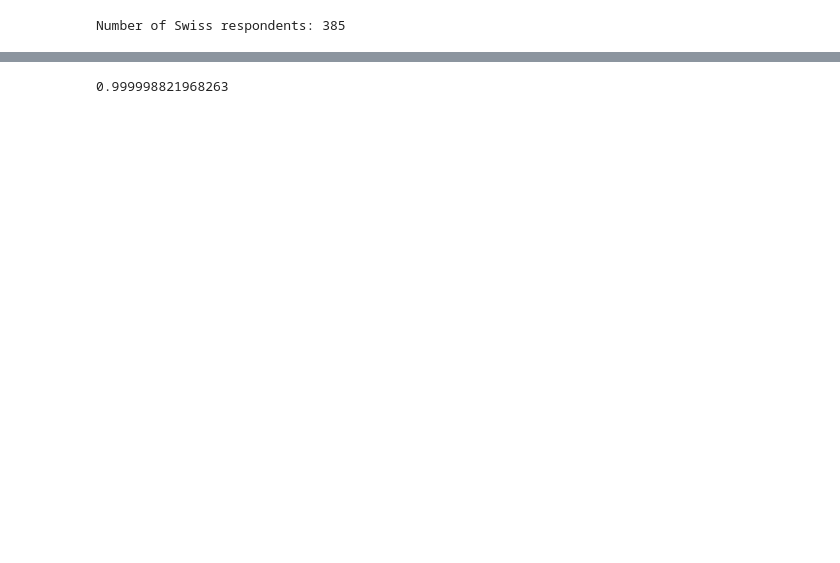
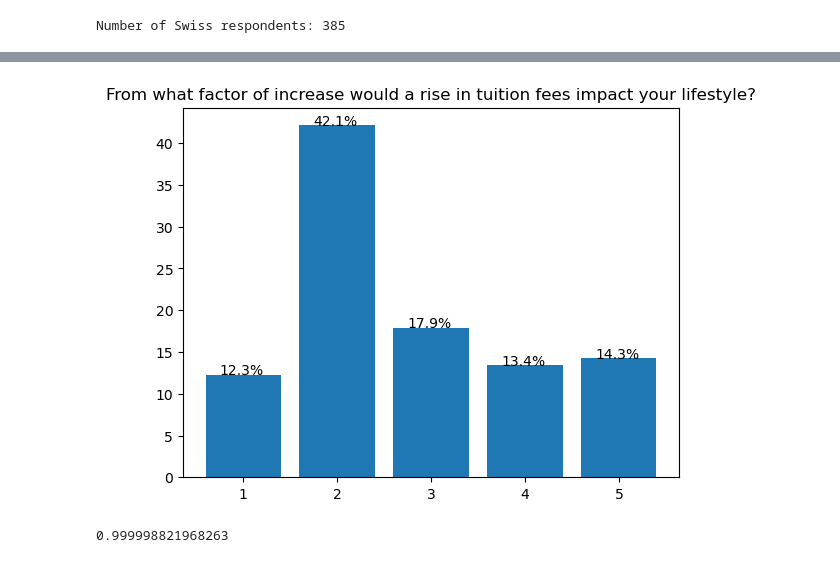
Before and after one commit to Dicedead/atePollAnalysis, a Jupyter notebook: src/ate_analysis.ipynb, the cells around one changed output, grey strips where cells are left out. Saved outputs shown, nothing was run; the diff lists cells and outputs as text; code cells hidden in the pictures; blank space fills up the shorter version.

Commit message:
factor of increase histogram for completeness

```diff
--- a/src/ate_analysis.ipynb
+++ b/src/ate_analysis.ipynb
@@ -40,6 +40,7 @@ work_str = "Conséquences - Si les taxes d’études devaient augmenter, devrais
 nationality_str = "Question sur la nationalité // Question about nationality"
 diploma_str = "Question sur le diplôme d'études secondaires suisse // Question about the high school diploma"
 coming_str = "Niveau d’augmentation - Serais-tu venu·e à l'EPFL si les taxes d'étude étaient 3 fois plus grandes ? // Would you have come to EPFL if tuition fees were 3 times bigger? "
+factor_str = "Niveau d’augmentation - A partir de quel facteur d’augmentation est-ce qu’une augmentation des taxes d’études aurait un impact sur ton mode de vie ? // From what factor of increase would a rise in tuition fees impact your lifestyle? "
 # %%
 df[opinion_str] = df[opinion_str] - 1
 df[coming_str] = df[coming_str] - 1
@@ -127,3 +128,7 @@ histogram(df[non_swiss][coming_str], title="Serais-tu venu·e à l'EPFL si les t
+# %%
+histogram(df[factor_str], title="From what factor of increase would a rise in tuition fees impact your lifestyle?")
+# %% [output]
+[figure, added]
 # %%
 # Sanity check: opinion is stationary with time (checks against potential mass votes against/for tripling). The output of this cell is a probability. The closer it is to 1, the better.
 
```
Also changed, not shown: parts of 7 cells of this notebook.
